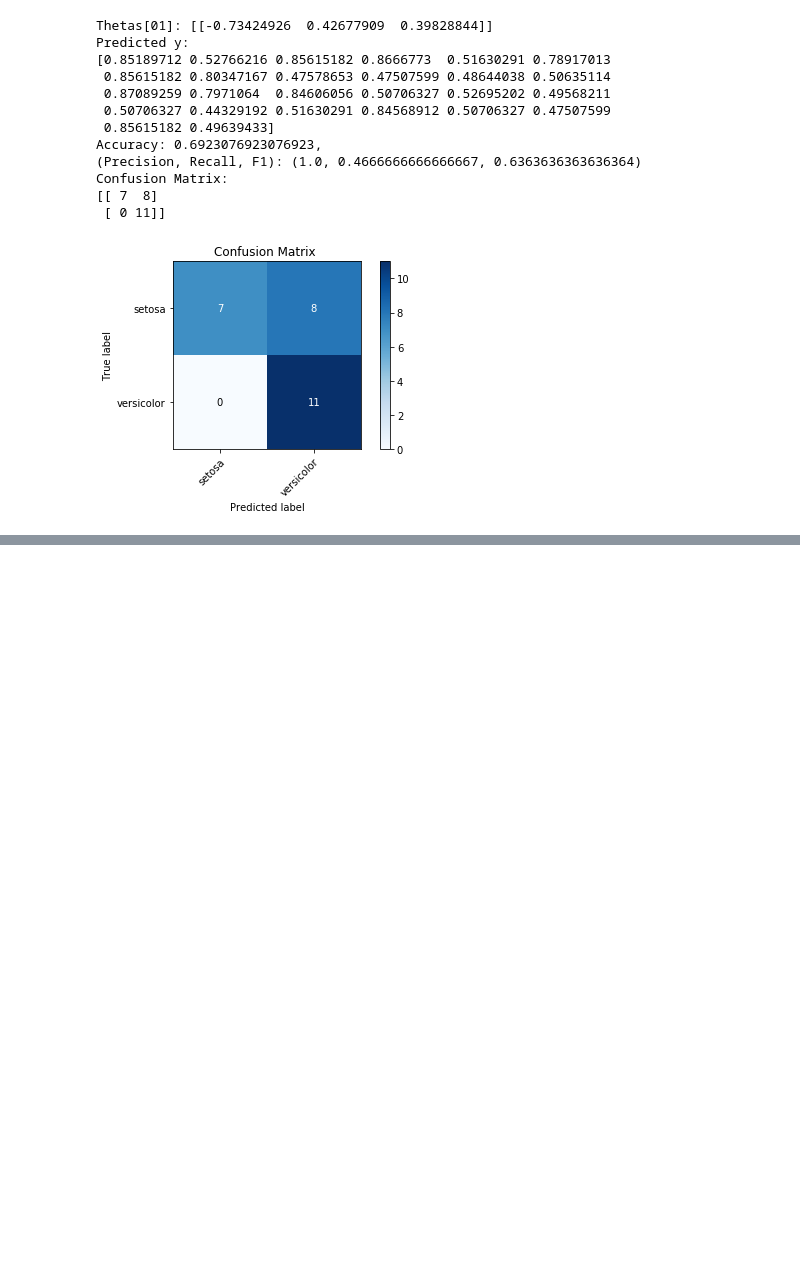
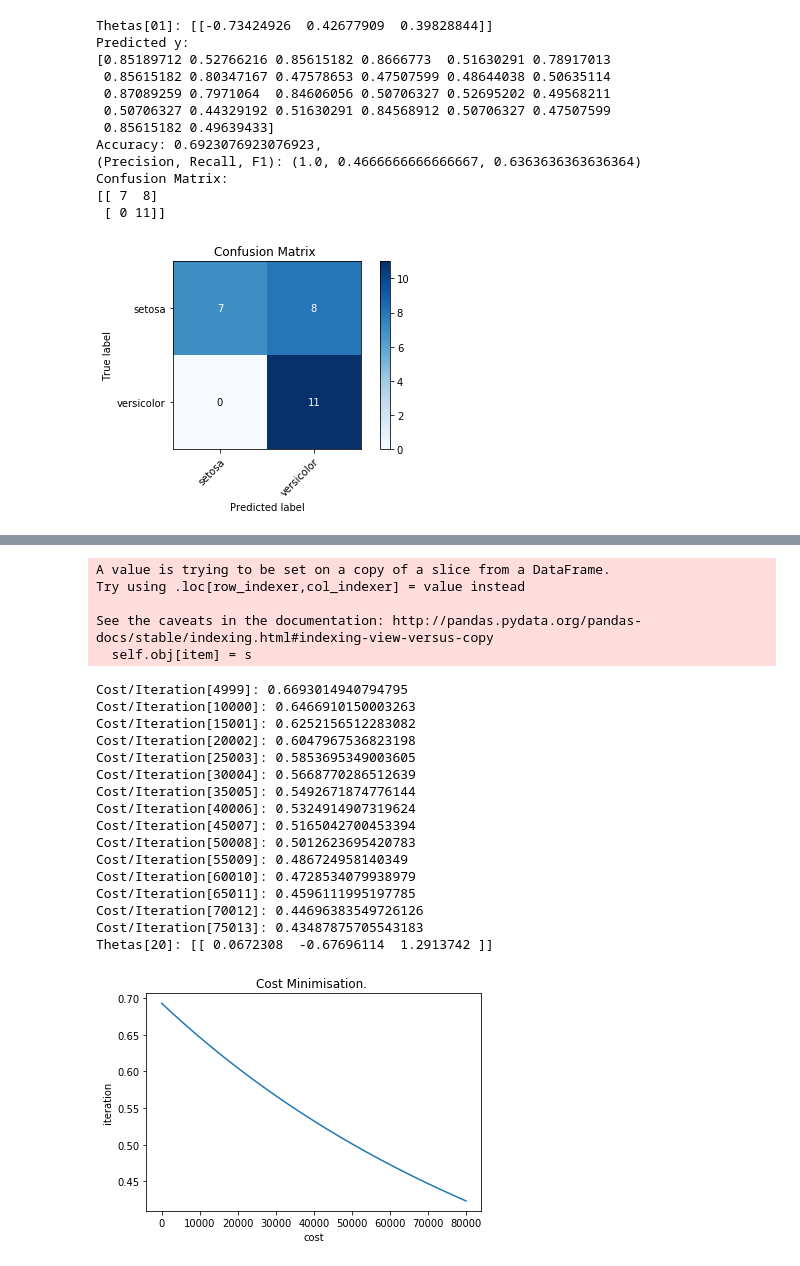
Before and after one commit to mainak555/lb-ai, a Jupyter notebook: Assignment01_2.ipynb, the cells around one changed output, grey strips where cells are left out. Cells and saved outputs as stored; diff of their text form; code cells hidden in the pictures; blank space fills up the shorter version.

Commit message:
Logistic Regression (Iris) Using Gradient Descent

```diff
--- a/Assignment01_2.ipynb
+++ b/Assignment01_2.ipynb
@@ -419 +435,30 @@ Confusion Matrix:
+# %%
+train_set_20.loc[train_set_20['class'] == 2] = 1
+lm = LogisticRegression(iteration=80000, verbose=(True, 5000))
+theta_20 = lm.fit(train_set_20.iloc[:,2:4], train_set_20.iloc[:,-1:]['class'])
+print('Thetas[20]: {}'.format(lm.theta))
+lm.cost_minimization_curve()
+# %% [output]
+A value is trying to be set on a copy of a slice from a DataFrame.
+Try using .loc[row_indexer,col_indexer] = value instead
+
+See the caveats in the documentation: http://pandas.pydata.org/pandas-docs/stable/indexing.html#indexing-view-versus-copy
+  self.obj[item] = s
+Cost/Iteration[4999]: 0.6693014940794795
+Cost/Iteration[10000]: 0.6466910150003263
+Cost/Iteration[15001]: 0.6252156512283082
+Cost/Iteration[20002]: 0.6047967536823198
+Cost/Iteration[25003]: 0.5853695349003605
+Cost/Iteration[30004]: 0.5668770286512639
+Cost/Iteration[35005]: 0.5492671874776144
+Cost/Iteration[40006]: 0.5324914907319624
+Cost/Iteration[45007]: 0.5165042700453394
+Cost/Iteration[50008]: 0.5012623695420783
+Cost/Iteration[55009]: 0.486724958140349
+Cost/Iteration[60010]: 0.4728534079938979
+Cost/Iteration[65011]: 0.4596111995197785
+Cost/Iteration[70012]: 0.44696383549726126
+Cost/Iteration[75013]: 0.43487875705543183
+Thetas[20]: [[ 0.0672308  -0.67696114  1.2913742 ]]
+[figure, added]
 # %%
```
Also changed, not shown: parts of 2 cells of this notebook.
